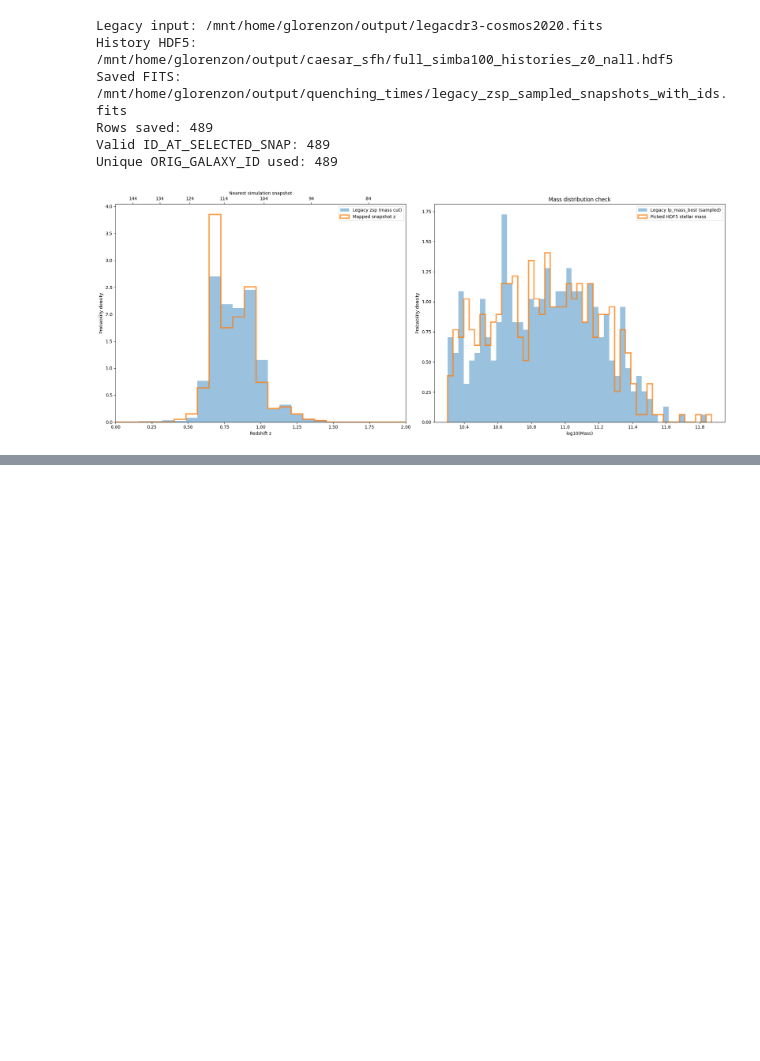
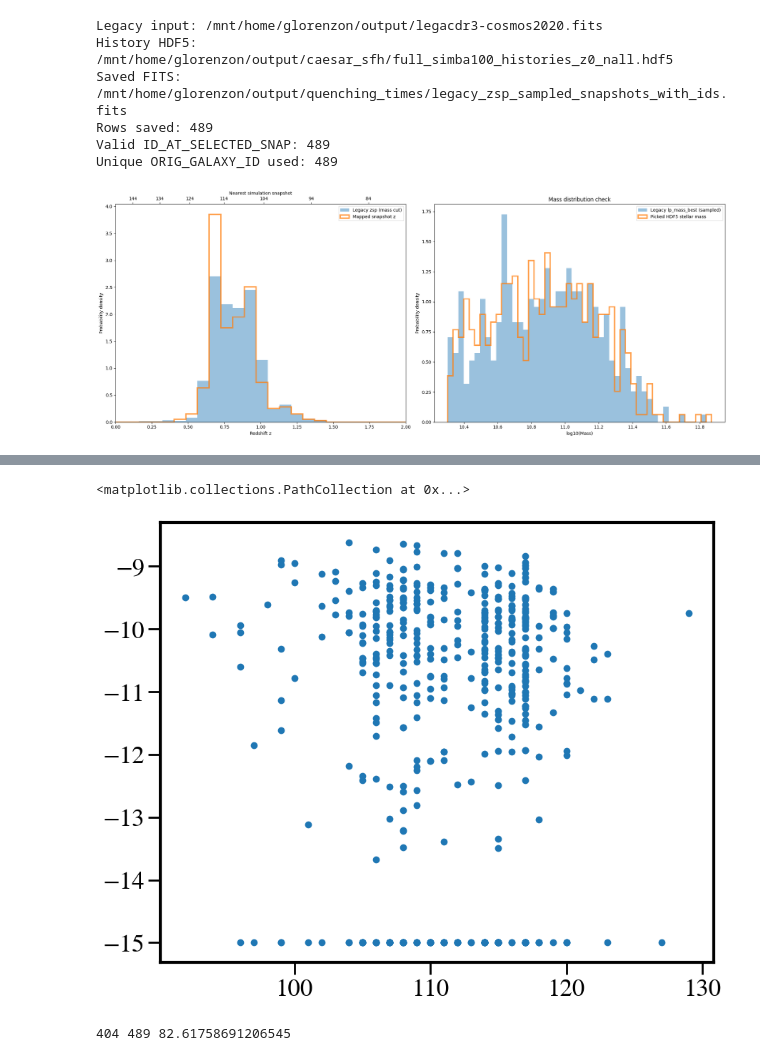
Before and after one commit to GiulianoLo/analize_simba_cgm, a Jupyter notebook: test_sfh_caesar.ipynb, the cells around one changed output, grey strips where cells are left out. Saved outputs shown, nothing was run; the diff lists cells and outputs as text; code cells hidden in the pictures; blank space fills up the shorter version.

```diff
--- a/test_sfh_caesar.ipynb
+++ b/test_sfh_caesar.ipynb
@@ -620,0 +734,9 @@ Unique ORIG_GALAXY_ID used: 489
+# %%
+plt.scatter(df['snap'], df['log10_ssfr'])
+# %% [output]
+<matplotlib.collections.PathCollection at 0x...>
+[figure, added]
+# %%
+print(len(np.where(df['glist']>0)[0]), len(df['glist']), len(np.where(df['glist']>0)[0])/len(df['glist'])*100)
+# %% [output]
+404 489 82.61758691206545
```
Also changed, not shown: parts of 3 cells of this notebook, 1 other file.
